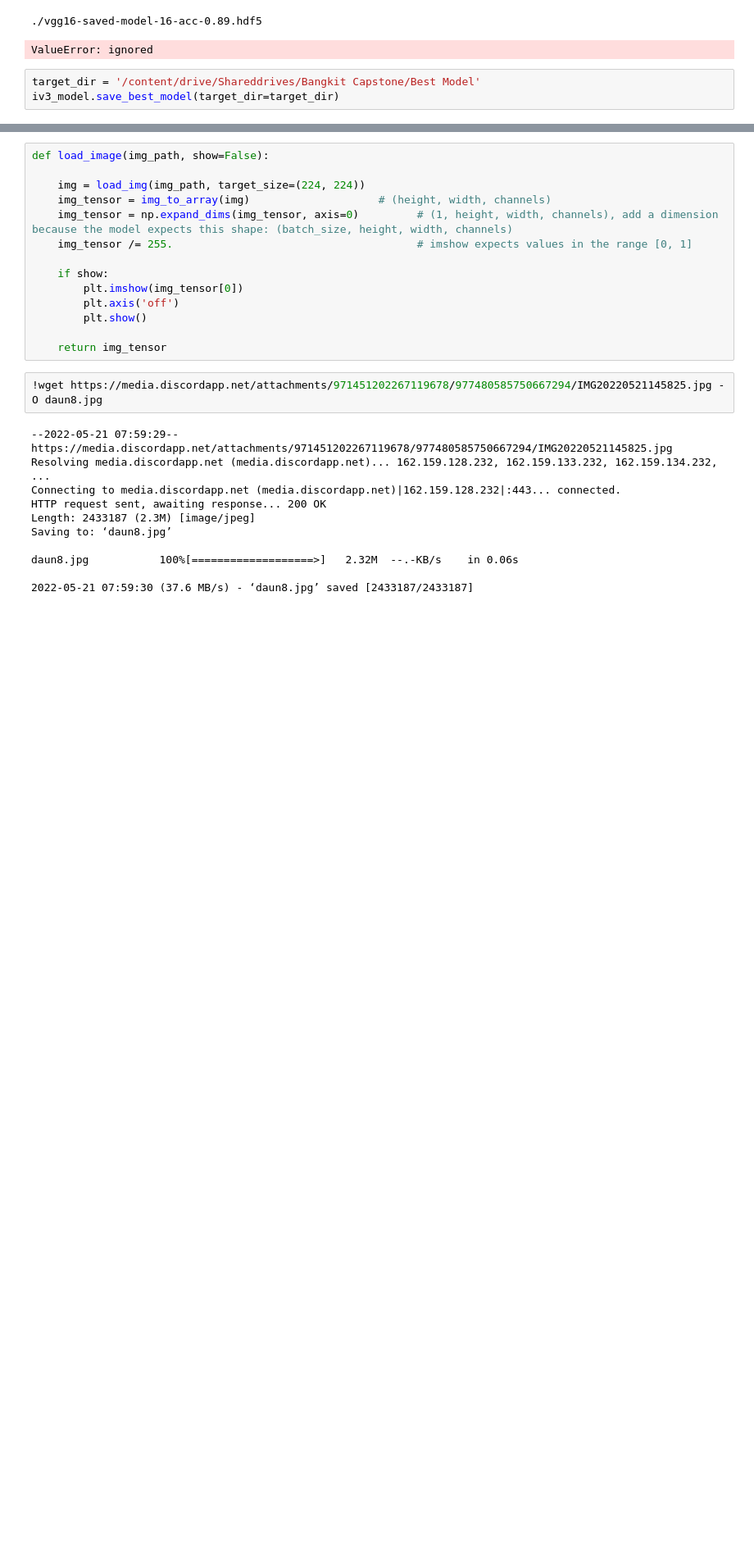
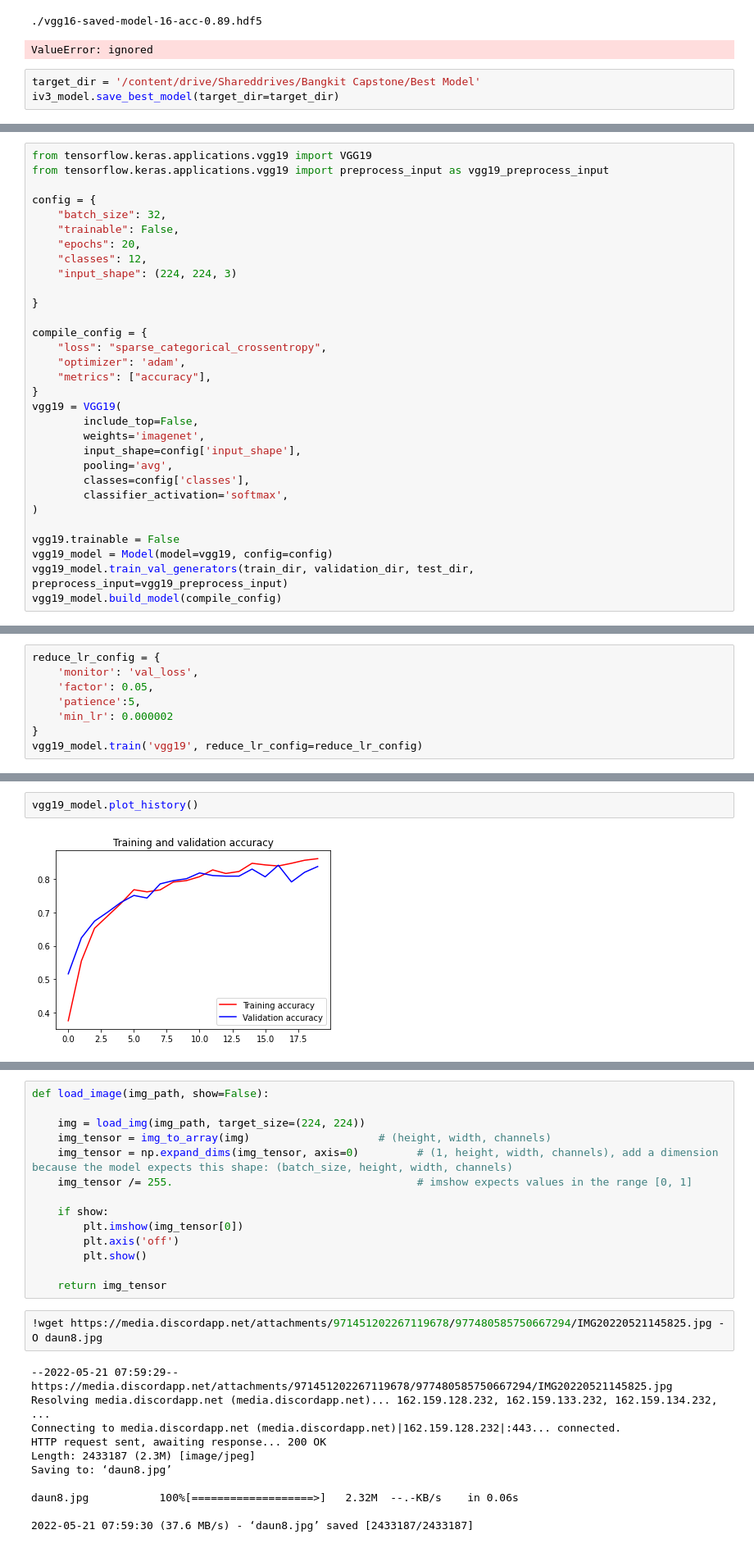
Before and after one commit to rifqoi/Inacure-Machine-Learning, a Jupyter notebook: 03-ensemble.ipynb, the cells around one changed output, grey strips where cells are left out. Shown at 82% size. Cells and saved outputs as stored; diff of their text form; blank space fills up the shorter version.

Commit message:
add vgg19, accuracy relatively similar but slightly worse than vgg16

```diff
--- a/03-ensemble.ipynb
+++ b/03-ensemble.ipynb
@@ -515,0 +591,31 @@ resnet50_model.save_best_model(target_dir=target_dir)
+# %%
+from tensorflow.keras.applications.vgg19 import VGG19
+from tensorflow.keras.applications.vgg19 import preprocess_input as vgg19_preprocess_input
+
+config = {
+    "batch_size": 32,
+    "trainable": False,
+    "epochs": 20,
+    "classes": 12,
+    "input_shape": (224, 224, 3)
+
+}
+
+compile_config = {
+    "loss": "sparse_categorical_crossentropy",
+    "optimizer": 'adam',
+    "metrics": ["accuracy"],
+}
+vgg19 = VGG19(
+        include_top=False,
+        weights='imagenet',
+        input_shape=config['input_shape'],
+        pooling='avg',
+        classes=config['classes'],
+        classifier_activation='softmax',
+)
+
+vgg19.trainable = False
+vgg19_model = Model(model=vgg19, config=config)
+vgg19_model.train_val_generators(train_dir, validation_dir, test_dir, preprocess_input=vgg19_preprocess_input)
+vgg19_model.build_model(compile_config)
@@ -515,0 +641,8 @@ resnet50_model.save_best_model(target_dir=target_dir)
+# %%
+reduce_lr_config = {
+    'monitor': 'val_loss',
+    'factor': 0.05,
+    'patience':5,
+    'min_lr': 0.000002
+}
+vgg19_model.train('vgg19', reduce_lr_config=reduce_lr_config)
@@ -515,0 +668,4 @@ resnet50_model.save_best_model(target_dir=target_dir)
+# %%
+vgg19_model.plot_history()
+# %% [output]
+[figure, added]
```
Also changed, not shown: parts of 13 cells of this notebook.
